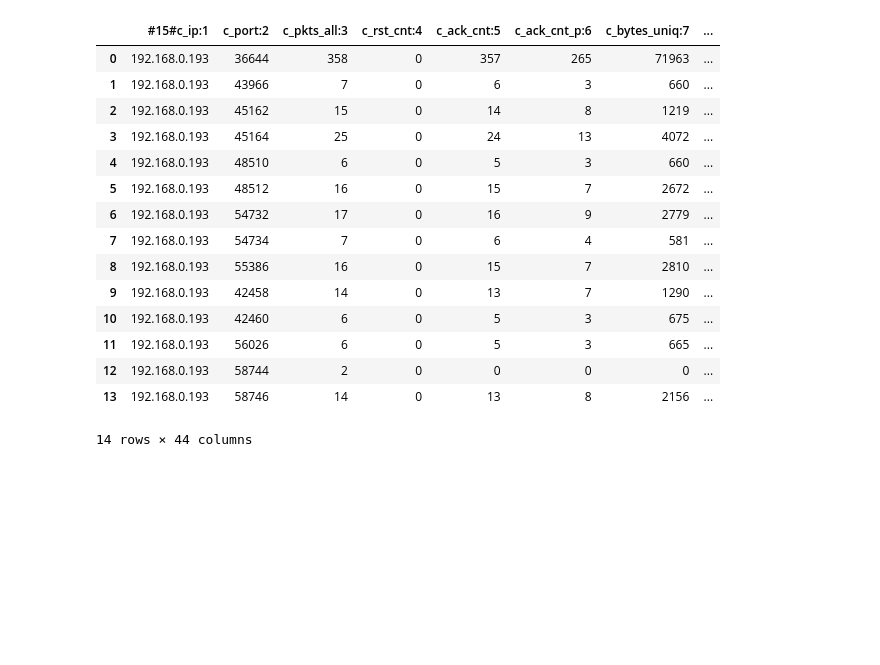
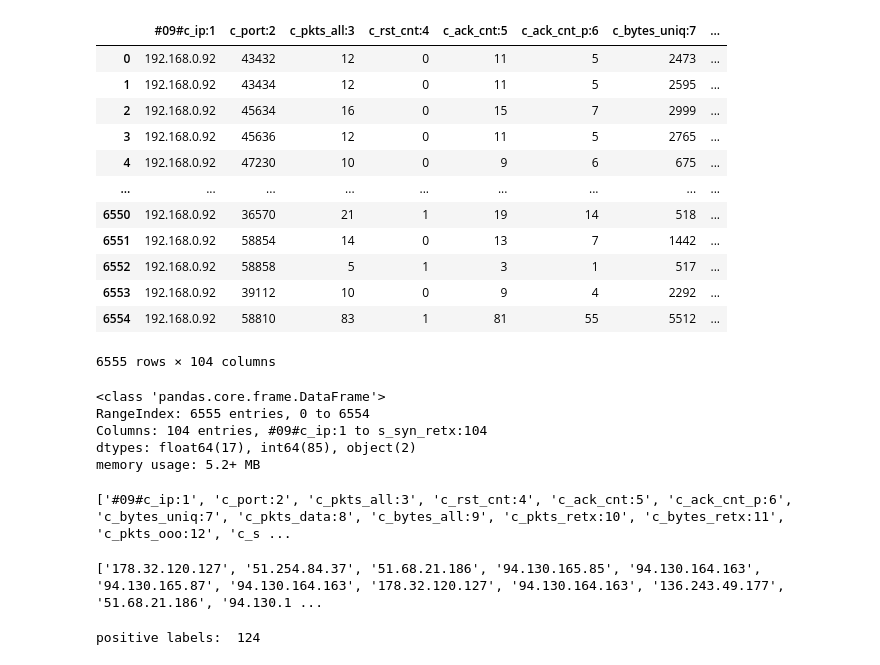
Before and after one commit to soheilzi/Monero_Detection, a Jupyter notebook: code/Monero_mining_detection.ipynb, the cells around one changed output. Saved outputs shown, nothing was run; the diff lists cells and outputs as text; code cells hidden in the pictures; blank space fills up the shorter version.

```diff
--- a/code/Monero_mining_detection.ipynb
+++ b/code/Monero_mining_detection.ipynb
@@ -6,19 +0,0 @@ df = pd.read_csv('../data/stdin/2022_05_11_11_58.out/log_tcp_nocomplete', sep =
-# %%
-df
-# %% [output]
-|  | #15#c_ip:1 | c_port:2 | c_pkts_all:3 | c_rst_cnt:4 | c_ack_cnt:5 | c_ack_cnt_p:6 | c_bytes_uniq:7 | ... |
-| 0 | 192.168.0.193 | 36644 | 358 | 0 | 357 | 265 | 71963 | ... |
-| 1 | 192.168.0.193 | 43966 | 7 | 0 | 6 | 3 | 660 | ... |
-| 2 | 192.168.0.193 | 45162 | 15 | 0 | 14 | 8 | 1219 | ... |
-| 3 | 192.168.0.193 | 45164 | 25 | 0 | 24 | 13 | 4072 | ... |
-| 4 | 192.168.0.193 | 48510 | 6 | 0 | 5 | 3 | 660 | ... |
-| 5 | 192.168.0.193 | 48512 | 16 | 0 | 15 | 7 | 2672 | ... |
-| 6 | 192.168.0.193 | 54732 | 17 | 0 | 16 | 9 | 2779 | ... |
-| 7 | 192.168.0.193 | 54734 | 7 | 0 | 6 | 4 | 581 | ... |
-| 8 | 192.168.0.193 | 55386 | 16 | 0 | 15 | 7 | 2810 | ... |
-| 9 | 192.168.0.193 | 42458 | 14 | 0 | 13 | 7 | 1290 | ... |
-| 10 | 192.168.0.193 | 42460 | 6 | 0 | 5 | 3 | 675 | ... |
-| 11 | 192.168.0.193 | 56026 | 6 | 0 | 5 | 3 | 665 | ... |
-| 12 | 192.168.0.193 | 58744 | 2 | 0 | 0 | 0 | 0 | ... |
-| 13 | 192.168.0.193 | 58746 | 14 | 0 | 13 | 8 | 2156 | ... |
-14 rows × 44 columns
@@ -24,0 +16,48 @@ df
+# %%
+dataDir = "../data generation/Tstat/stdin/"
+datafile = "/log_tcp_complete"
+poolIPsFile = "../poolIP.txt"
+# %%
+## Aggregate Data
+raw_df = pd.DataFrame()
+for datafolder in sorted(os.listdir(dataDir)):
+    if datafolder > '2022_05_15_08_54.out':
+        break
+    dataPointFile = dataDir + datafolder + datafile
+    raw_df = pd.concat([raw_df, pd.read_csv(dataPointFile, sep = ' ')])
+# %%
+raw_df = raw_df.reset_index(drop=True)
+# %%
+raw_df
+# %% [output]
+|  | #09#c_ip:1 | c_port:2 | c_pkts_all:3 | c_rst_cnt:4 | c_ack_cnt:5 | c_ack_cnt_p:6 | c_bytes_uniq:7 | ... |
+| 0 | 192.168.0.92 | 43432 | 12 | 0 | 11 | 5 | 2473 | ... |
+| 1 | 192.168.0.92 | 43434 | 12 | 0 | 11 | 5 | 2595 | ... |
+| 2 | 192.168.0.92 | 45634 | 16 | 0 | 15 | 7 | 2999 | ... |
+| 3 | 192.168.0.92 | 45636 | 12 | 0 | 11 | 5 | 2765 | ... |
+| 4 | 192.168.0.92 | 47230 | 10 | 0 | 9 | 6 | 675 | ... |
+| ... | ... | ... | ... | ... | ... | ... | ... | ... |
+| 6550 | 192.168.0.92 | 36570 | 21 | 1 | 19 | 14 | 518 | ... |
+| 6551 | 192.168.0.92 | 58854 | 14 | 0 | 13 | 7 | 1442 | ... |
+| 6552 | 192.168.0.92 | 58858 | 5 | 1 | 3 | 1 | 517 | ... |
+| 6553 | 192.168.0.92 | 39112 | 10 | 0 | 9 | 4 | 2292 | ... |
+| 6554 | 192.168.0.92 | 58810 | 83 | 1 | 81 | 55 | 5512 | ... |
+6555 rows × 104 columns
+# %%
+raw_df.info()
+# %% [output]
+<class 'pandas.core.frame.DataFrame'>
+RangeIndex: 6555 entries, 0 to 6554
+Columns: 104 entries, #09#c_ip:1 to s_syn_retx:104
+dtypes: float64(17), int64(85), object(2)
+memory usage: 5.2+ MB
+# %%
+print(raw_df.columns.tolist())
+# %% [output]
+['#09#c_ip:1', 'c_port:2', 'c_pkts_all:3', 'c_rst_cnt:4', 'c_ack_cnt:5', 'c_ack_cnt_p:6', 'c_bytes_uniq:7', 'c_pkts_data:8', 'c_bytes_all:9', 'c_pkts_retx:10', 'c_bytes_retx:11', 'c_pkts_ooo:12', 'c_s ...
+# %%
+f = open(dataDir + poolIPsFile, 'r')
+poolIPs = f.read().splitlines()
+print(poolIPs)
+# %% [output]
+['178.32.120.127', '51.254.84.37', '51.68.21.186', '94.130.165.85', '94.130.164.163', '94.130.165.87', '94.130.164.163', '178.32.120.127', '94.130.164.163', '136.243.49.177', '51.68.21.186', '94.130.1 ...
@@ -24,0 +69,4 @@ df
+# %%
+print("positive labels: ", sum(raw_df["s_ip:15"]))
+# %% [output]
+positive labels:  124
```
Also changed, not shown: parts of 33 cells of this notebook, 59 other files.
